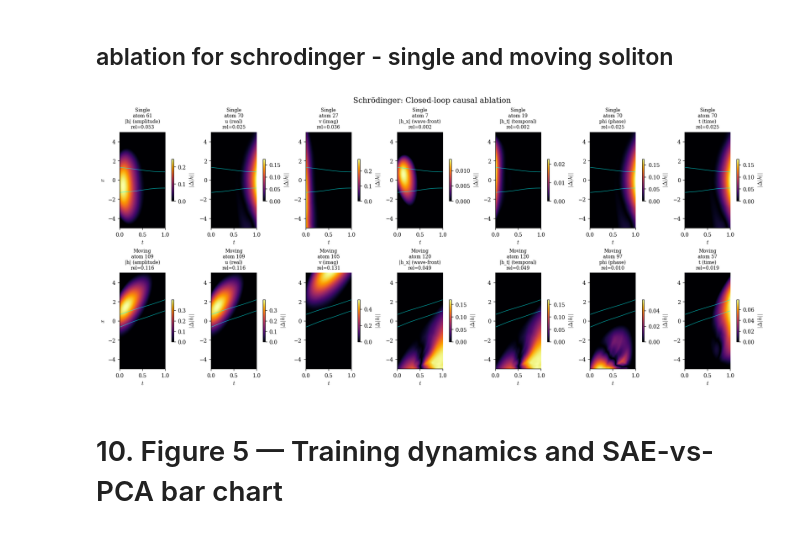
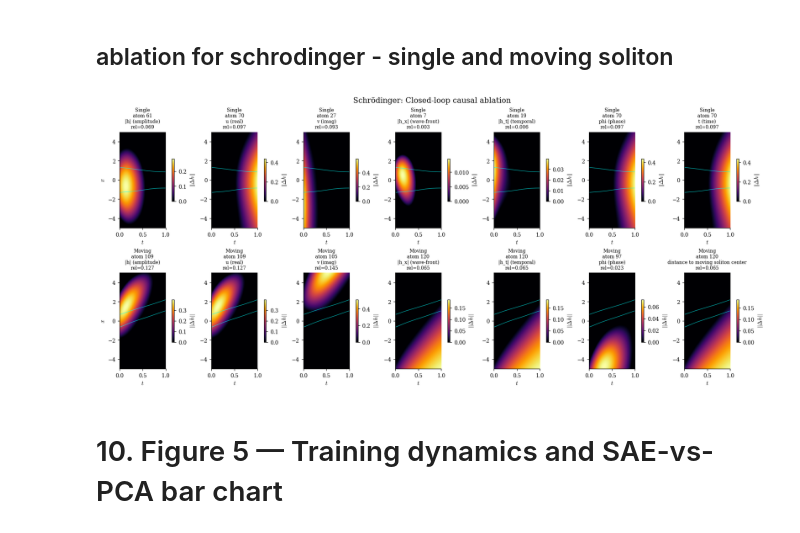
Before and after one commit to NanditaPatil-dotcom/PhysSAE, a Jupyter notebook: PhysSAE_SAE.ipynb, the cells around one changed output. Cells and saved outputs as stored; diff of their text form; code cells hidden in the pictures.

Commit message:
changing the delta in causal metric and redefined the concept field in moving soliton

```diff
--- a/PhysSAE_SAE.ipynb
+++ b/PhysSAE_SAE.ipynb
@@ -1207,7 +1309,8 @@ def fig3(d_list):
 burgers_concepts_show = ["u (signed)","|u_x| (shock)","dist to x=0","t (time)"]
 ac_concepts_show = ["u (signed)","|u_x| (interface)","interface (exp(-u^2/0.1))","t (time)"]
 heat_concepts_show = ["|u|","|u_x| (gradient)","|u_t|","|u_xx| (curvature)","t (time)"]
-sch_concepts_show = ["|h| (amplitude)","u (real)","v (imag)","|h_x| (wave-front)","|h_t| (temporal)","phi (phase)","t (time)"]
+sch_single_concepts_show = ["|h| (amplitude)","u (real)","v (imag)","|h_x| (wave-front)","|h_t| (temporal)","phi (phase)","t (time)"]
+sch_moving_concepts_show = ["|h| (amplitude)","u (real)","v (imag)","|h_x| (wave-front)","|h_t| (temporal)","phi (phase)","distance to moving soliton center"]
 conv1_concepts_show = ["|u|","|u_x| (transport front)","|u_t|","u (signed)","x position","t (time)","characteristic (x-t)"]
 conv50_concepts_show = ["|u|","|u_x| (transport front)","|u_t|","u (signed)","x position","t (time)","characteristic (x-50t)"]
 
@@ -1215,8 +1318,8 @@ conv50_concepts_show = ["|u|","|u_x| (transport front)","|u_t|","u (signed)","x
 fig3([(Z_b, A_b, names_b, burgers_concepts_show, "Burgers"),
       (Z_a, A_a, names_a,ac_concepts_show,"Allen-Cahn"),
       (Z_h, A_h, names_h,heat_concepts_show,"Heat"),
-      (Z_s_s, A_s_s, names_s_s,sch_concepts_show,"Schrodinger (Single)"),
-      (Z_s_m, A_s_m, names_s_m,sch_concepts_show,"Schrodinger (Moving)"),
+      (Z_s_s, A_s_s, names_s_s,sch_single_concepts_show,"Schrodinger (Single)"),
+      (Z_s_m, A_s_m, names_s_m,sch_moving_concepts_show,"Schrodinger (Moving)"),
       (Z_c1, A_c1, names_c1,conv1_concepts_show,"Conv β=1"),
       (Z_c50, A_c50, names_c50,conv50_concepts_show,"Conv β=50")])
 # %% [output]
@@ -1306,7 +1409,7 @@ def intervene_ablate_schrodinger(pinn, sae, H, mu, sd, atom_idx):
     amp_recon = np.sqrt(u_recon**2 + v_recon**2)
     amp_mod = np.sqrt(u_mod**2 + v_mod**2)
 
-    return amp_recon, amp_mod, amp_recon-amp_mod
+    return amp_recon, amp_mod, np.sqrt((u_recon-u_mod)**2 +(v_recon-v_mod)**2)
 
 
 extent_s = [0,1,-5,5]
@@ -1315,39 +1418,39 @@ fig, axes = plt.subplots(2, 7, figsize=(16,7), constrained_layout=True)
 
 rows = [
     ("Single", pinn_s_s, sae_s_s, H_s_s, mu_s_s, sd_s_s,
-     A_s_s, names_s_s, AMP_s_fig_single),
+     A_s_s, names_s_s, AMP_s_fig_single,sch_single_concepts_show),
 
     ("Moving", pinn_s_m, sae_s_m, H_s_m, mu_s_m, sd_s_m,
-     A_s_m, names_s_m, AMP_s_fig_moving)
+     A_s_m, names_s_m, AMP_s_fig_moving,sch_moving_concepts_show)
 ]
 
-for row,(tag,pinn,sae,H,mu,sd,A,names,AMP_fig) in enumerate(rows):
+for row,(tag,pinn,sae,H,mu,sd,A,names,AMP_fig,concepts_show) in enumerate(rows):
 
-    for j_idx,cname in enumerate(sch_concepts_show):
+    for j_idx,cname in enumerate(concepts_show):
 
         j = names.index(cname)
         k_top = int(np.argmax(np.abs(A[:,j])))
 
         amp_recon, amp_mod, delta = intervene_ablate_schrodinger(pinn, sae, H, mu, sd, k_top)
         ax = axes[row,j_idx]
         adelta = np.abs(delta)
         im = ax.imshow(adelta,extent=extent_s,origin="lower",aspect="auto",cmap="inferno",vmin=0,vmax=adelta.max() if adelta.max()>0 else 1)
         ax.contour(AMP_fig,levels=[1.0],extent=extent_s,origin="lower",colors="cyan",linewidths=0.8,alpha=0.7)
         rel = np.linalg.norm(delta)/(np.linalg.norm(amp_recon)+1e-12)
 
         ax.set_title(f"{tag}\natom {k_top}\n{cname}\nrel={rel:.3f}",fontsize=8)
         ax.set_xlabel("$t$")
 
         if j_idx==0:
             ax.set_ylabel("$x$")
 
-        plt.colorbar(im,ax=ax,fraction=0.046,label=r"$|\Delta |h||$")
+        plt.colorbar(im,ax=ax,fraction=0.046,label = r"$\|\Delta h\|$")
 
 plt.suptitle("Schrödinger: Closed-loop causal ablation",fontsize=13)
 plt.savefig("figures/fig4_schrodinger_intervention.png",bbox_inches="tight")
 plt.show()
 # %% [output]
-[figure, old version]
+[figure, new version]
 # %% [markdown]
 # 10. Figure 5 — Training dynamics and SAE-vs-PCA bar chart
 # %%
```
Also changed, not shown: parts of 17 cells of this notebook.
